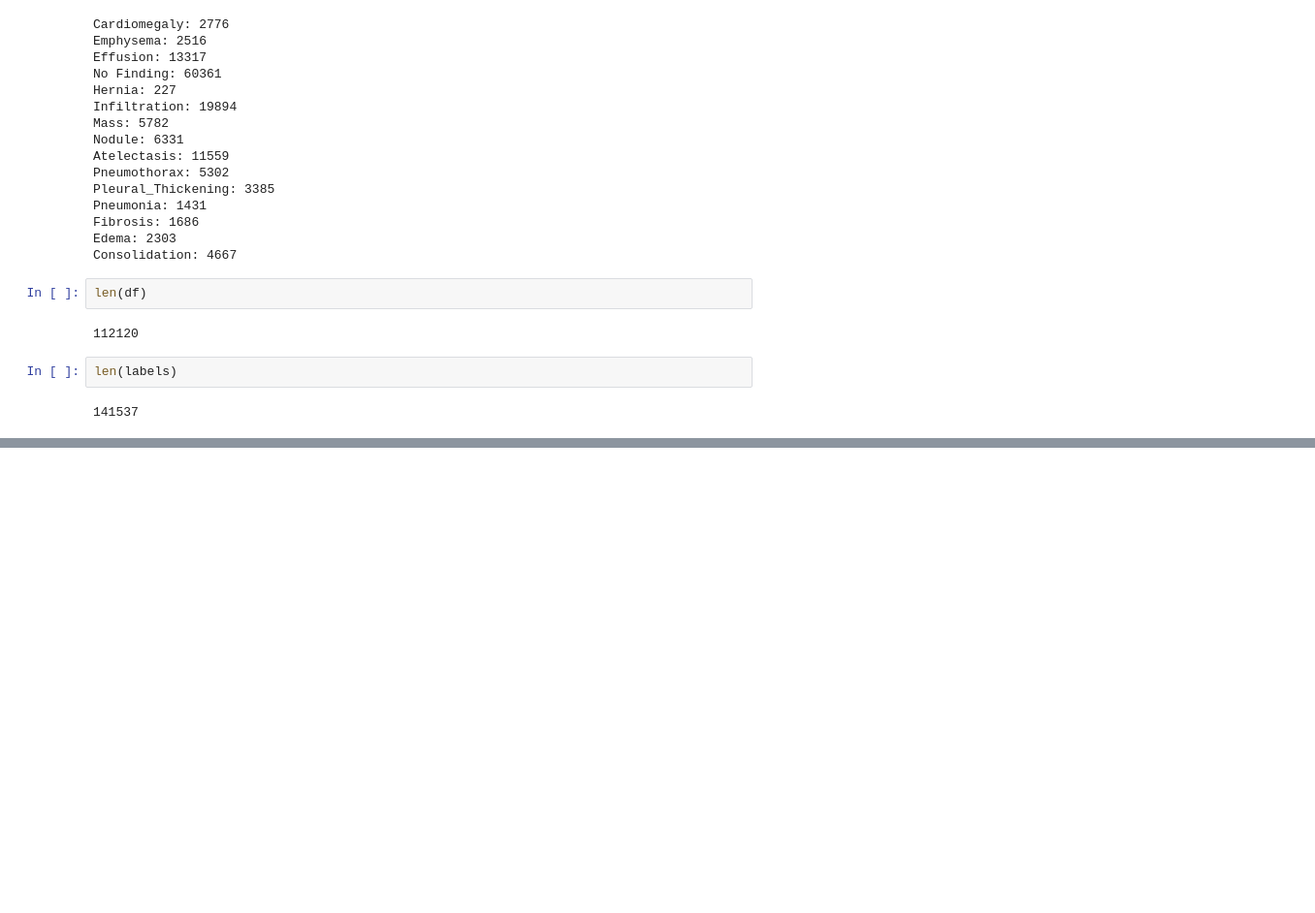
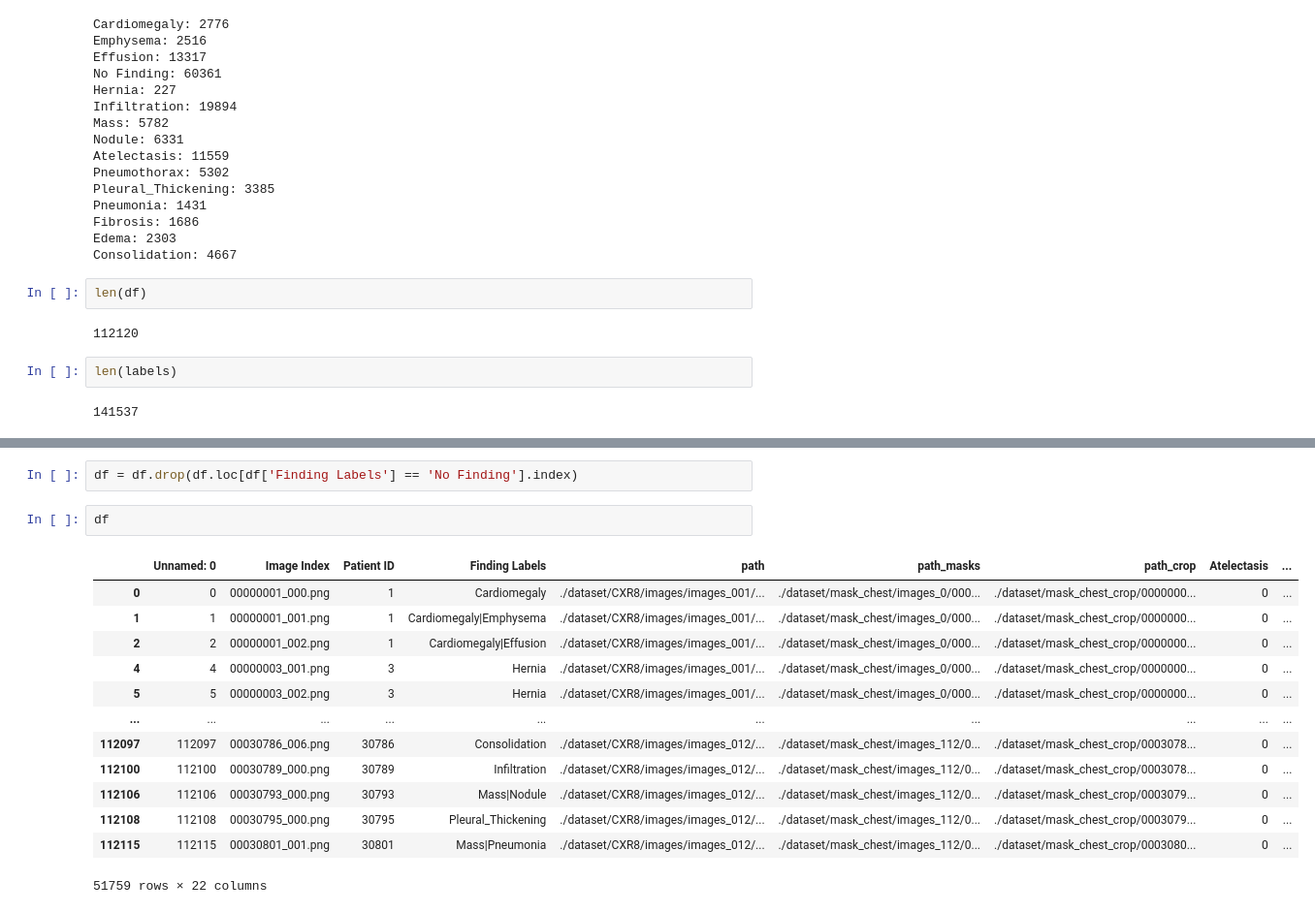
Before and after one commit to lucasaraujoz/classificacao_multilabel_chest, a Jupyter notebook: tratamento_dataframes.ipynb, the cells around one changed output, grey strips where cells are left out. Shown at 97% size. Saved outputs shown, nothing was run; the diff lists cells and outputs as text; blank space fills up the shorter version.

```diff
--- a/tratamento_dataframes.ipynb
+++ b/tratamento_dataframes.ipynb
@@ -538,0 +553,18 @@ len(labels)
+# %%
+df = df.drop(df.loc[df['Finding Labels'] == 'No Finding'].index)
+# %%
+df
+# %% [output]
+|  | Unnamed: 0 | Image Index | Patient ID | Finding Labels | path | path_masks | path_crop | Atelectasis | ... |
+| 0 | 0 | 00000001_000.png | 1 | Cardiomegaly | ./dataset/CXR8/images/images_001/... | ./dataset/mask_chest/images_0/000... | ./dataset/mask_chest_crop/0000000... | 0 | ... |
+| 1 | 1 | 00000001_001.png | 1 | Cardiomegaly|Emphysema | ./dataset/CXR8/images/images_001/... | ./dataset/mask_chest/images_0/000... | ./dataset/mask_chest_crop/0000000... | 0 | ... |
+| 2 | 2 | 00000001_002.png | 1 | Cardiomegaly|Effusion | ./dataset/CXR8/images/images_001/... | ./dataset/mask_chest/images_0/000... | ./dataset/mask_chest_crop/0000000... | 0 | ... |
+| 4 | 4 | 00000003_001.png | 3 | Hernia | ./dataset/CXR8/images/images_001/... | ./dataset/mask_chest/images_0/000... | ./dataset/mask_chest_crop/0000000... | 0 | ... |
+| 5 | 5 | 00000003_002.png | 3 | Hernia | ./dataset/CXR8/images/images_001/... | ./dataset/mask_chest/images_0/000... | ./dataset/mask_chest_crop/0000000... | 0 | ... |
+| ... | ... | ... | ... | ... | ... | ... | ... | ... | ... |
+| 112097 | 112097 | 00030786_006.png | 30786 | Consolidation | ./dataset/CXR8/images/images_012/... | ./dataset/mask_chest/images_112/0... | ./dataset/mask_chest_crop/0003078... | 0 | ... |
+| 112100 | 112100 | 00030789_000.png | 30789 | Infiltration | ./dataset/CXR8/images/images_012/... | ./dataset/mask_chest/images_112/0... | ./dataset/mask_chest_crop/0003078... | 0 | ... |
+| 112106 | 112106 | 00030793_000.png | 30793 | Mass|Nodule | ./dataset/CXR8/images/images_012/... | ./dataset/mask_chest/images_112/0... | ./dataset/mask_chest_crop/0003079... | 0 | ... |
+| 112108 | 112108 | 00030795_000.png | 30795 | Pleural_Thickening | ./dataset/CXR8/images/images_012/... | ./dataset/mask_chest/images_112/0... | ./dataset/mask_chest_crop/0003079... | 0 | ... |
+| 112115 | 112115 | 00030801_001.png | 30801 | Mass|Pneumonia | ./dataset/CXR8/images/images_012/... | ./dataset/mask_chest/images_112/0... | ./dataset/mask_chest_crop/0003080... | 0 | ... |
+51759 rows × 22 columns
```
Also changed, not shown: parts of 4 cells of this notebook, 4 other files.
